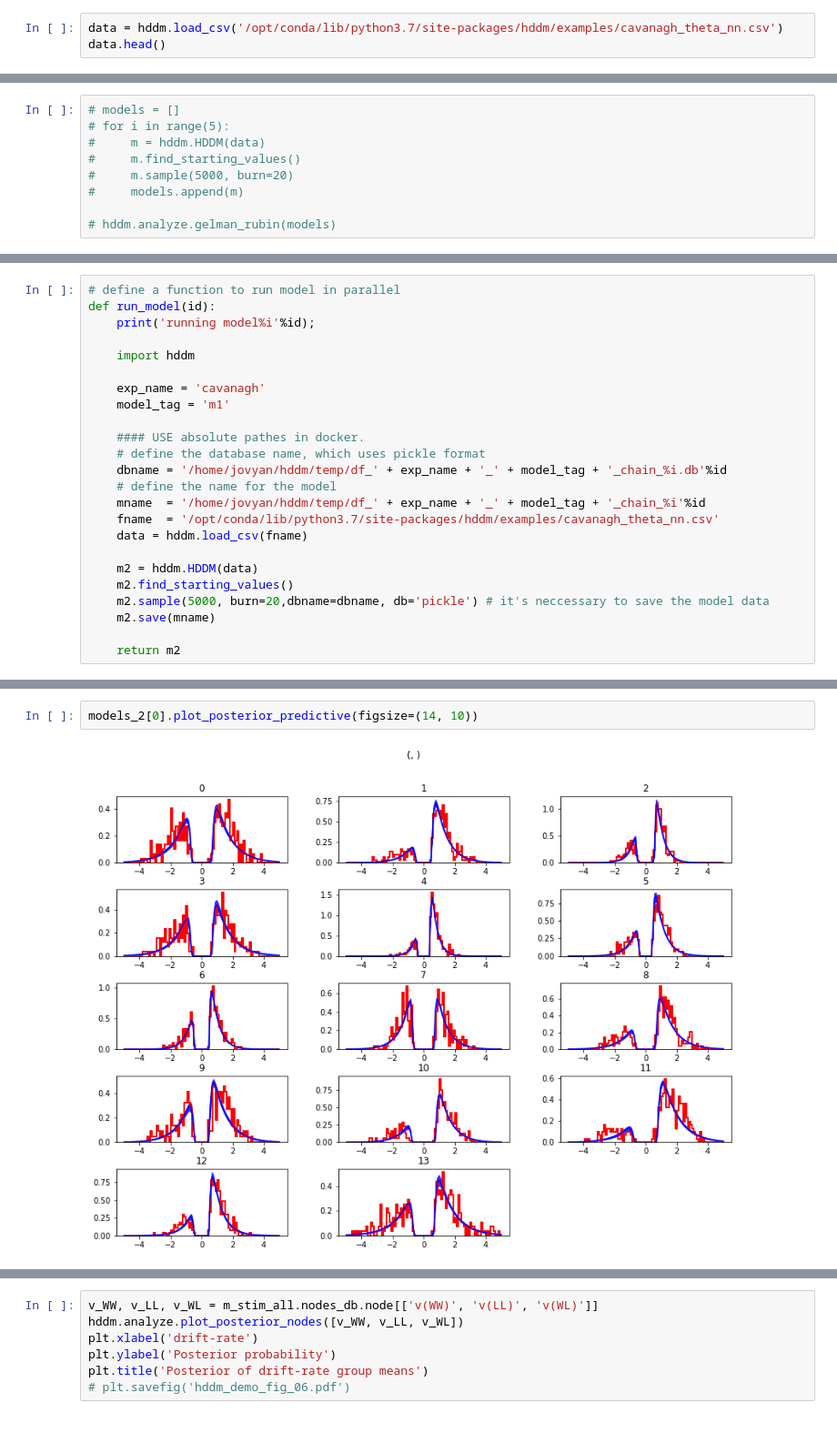
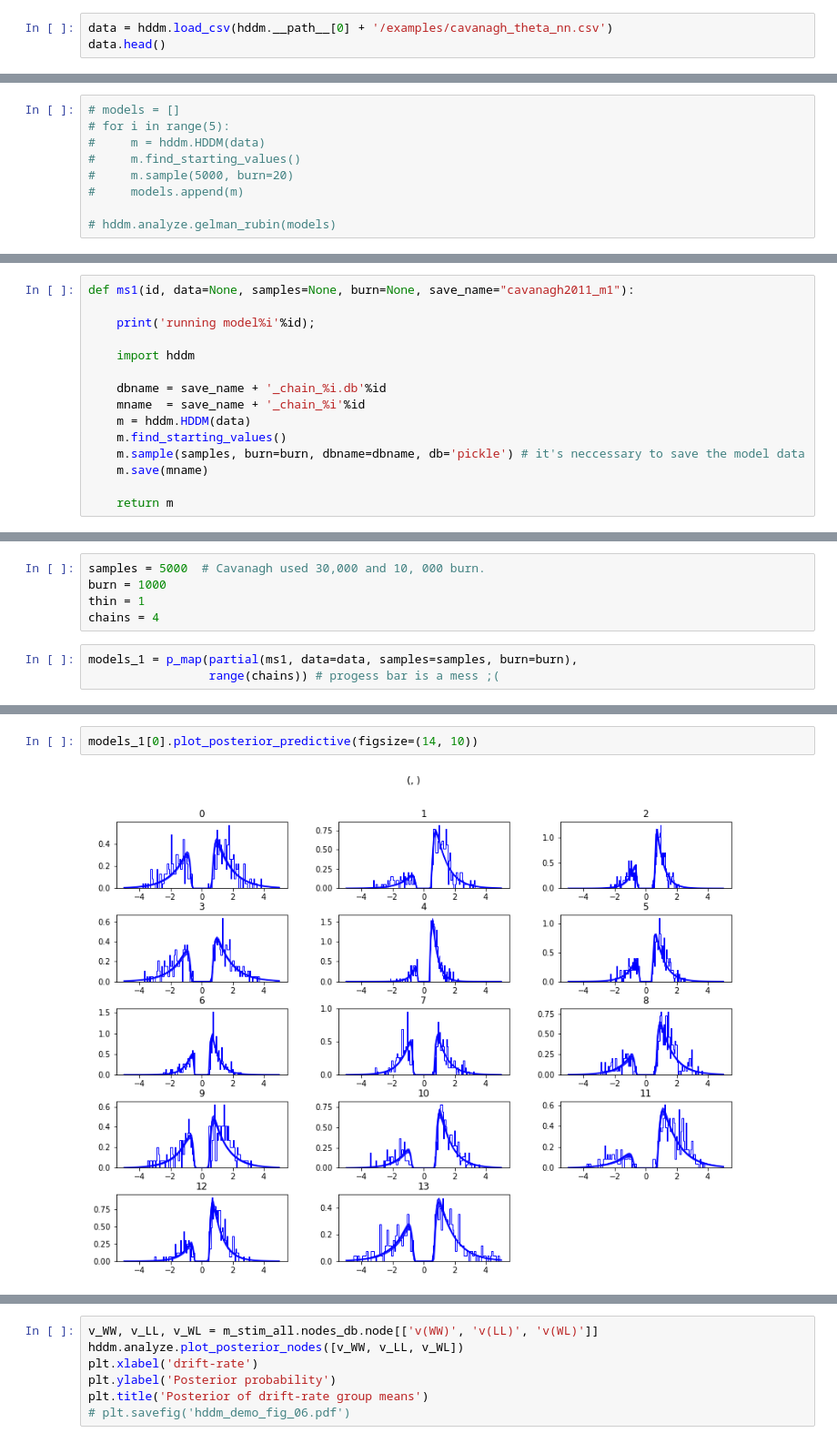
Before and after one commit to hcp4715/dockerHDDM_Guide, a Jupyter notebook: temp/HDDM_official_tutorial_reproduced.ipynb, the cells around one changed output, grey strips where cells are left out. Shown at 91% size. Cells and saved outputs as stored; diff of their text form.

Commit message:
change output names as in the primer

```diff
--- a/temp/HDDM_official_tutorial_reproduced.ipynb
+++ b/temp/HDDM_official_tutorial_reproduced.ipynb
@@ -33,5 +15,5 @@ subj_idx,stim,rt,response,theta,dbs,conf
 # %%
-data = hddm.load_csv('/opt/conda/lib/python3.7/site-packages/hddm/examples/cavanagh_theta_nn.csv')
+data = hddm.load_csv(hddm.__path__[0] + '/examples/cavanagh_theta_nn.csv')
 data.head()
 # %% [output]
 |  | subj_idx | stim | rt | response | theta | dbs | conf |
@@ -123,24 +114,15 @@ you can also replace the for-loop with parallel processing:
 # %%
-# define a function to run model in parallel
-def run_model(id):
+def ms1(id, data=None, samples=None, burn=None, save_name="cavanagh2011_m1"):
+
     print('running model%i'%id);
 
     import hddm
 
-    exp_name = 'cavanagh'
-    model_tag = 'm1'
+    dbname = save_name + '_chain_%i.db'%id
+    mname  = save_name + '_chain_%i'%id
+    m = hddm.HDDM(data)
+    m.find_starting_values()
+    m.sample(samples, burn=burn, dbname=dbname, db='pickle') # it's neccessary to save the model data
+    m.save(mname)
 
-    #### USE absolute pathes in docker.
-    # define the database name, which uses pickle format
-    dbname = '/home/jovyan/hddm/temp/df_' + exp_name + '_' + model_tag + '_chain_%i.db'%id
-    # define the name for the model
-    mname  = '/home/jovyan/hddm/temp/df_' + exp_name + '_' + model_tag + '_chain_%i'%id
-    fname  = '/opt/conda/lib/python3.7/site-packages/hddm/examples/cavanagh_theta_nn.csv'
-    data = hddm.load_csv(fname)
-
-    m2 = hddm.HDDM(data)
-    m2.find_starting_values()
-    m2.sample(5000, burn=20,dbname=dbname, db='pickle') # it's neccessary to save the model data
-    m2.save(mname)
-
-    return m2
+    return m
@@ -198,0 +129,8 @@ Running 4 chains used: 300.546045 seconds.
+# %%
+samples = 5000  # Cavanagh used 30,000 and 10, 000 burn.
+burn = 1000
+thin = 1
+chains = 4
+# %%
+models_1 = p_map(partial(ms1, data=data, samples=samples, burn=burn),
+                 range(chains)) # progess bar is a mess ;(
@@ -219,5 +176,5 @@ hddm.analyze.gelman_rubin(models_2)
 # %%
-models_2[0].plot_posterior_predictive(figsize=(14, 10))
+models_1[0].plot_posterior_predictive(figsize=(14, 10))
 # %% [output]
-[figure, old version]
+[figure, new version]
 # %%
```
Also changed, not shown: parts of 33 cells of this notebook, 12 other files.
